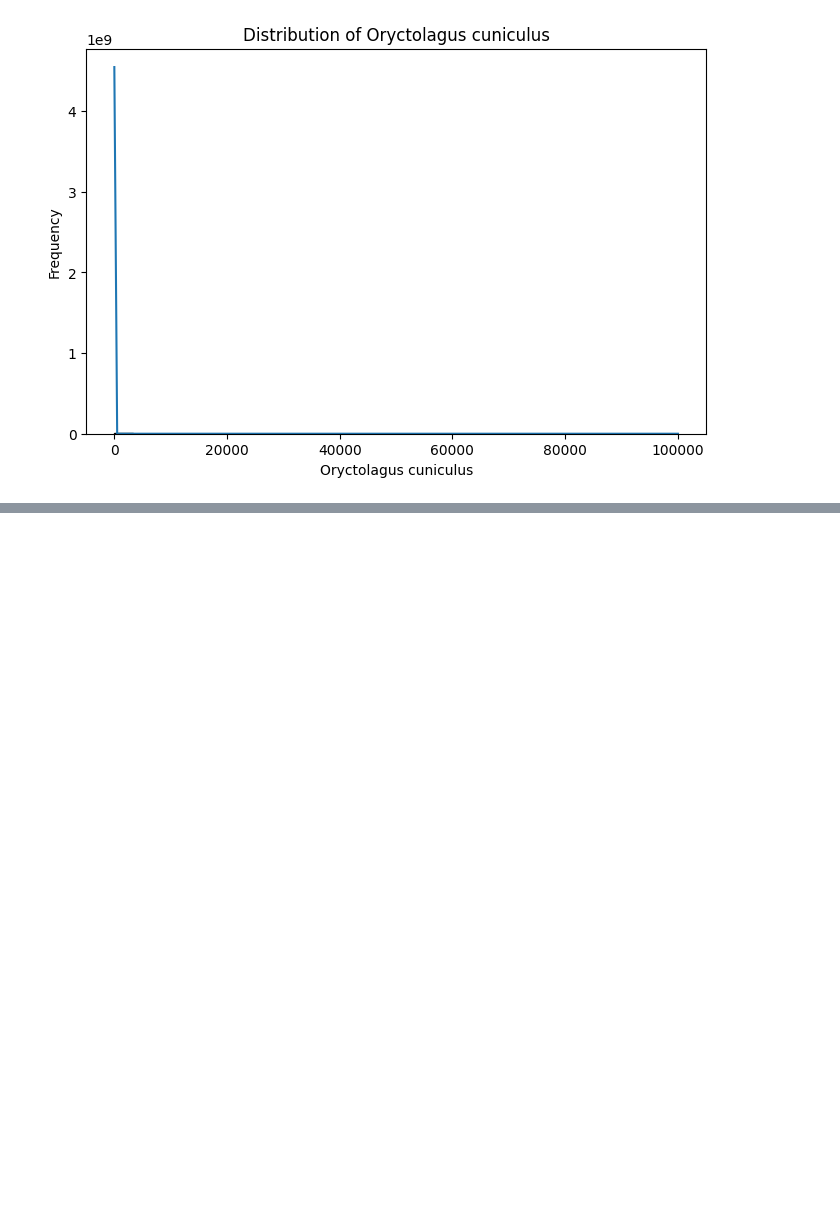
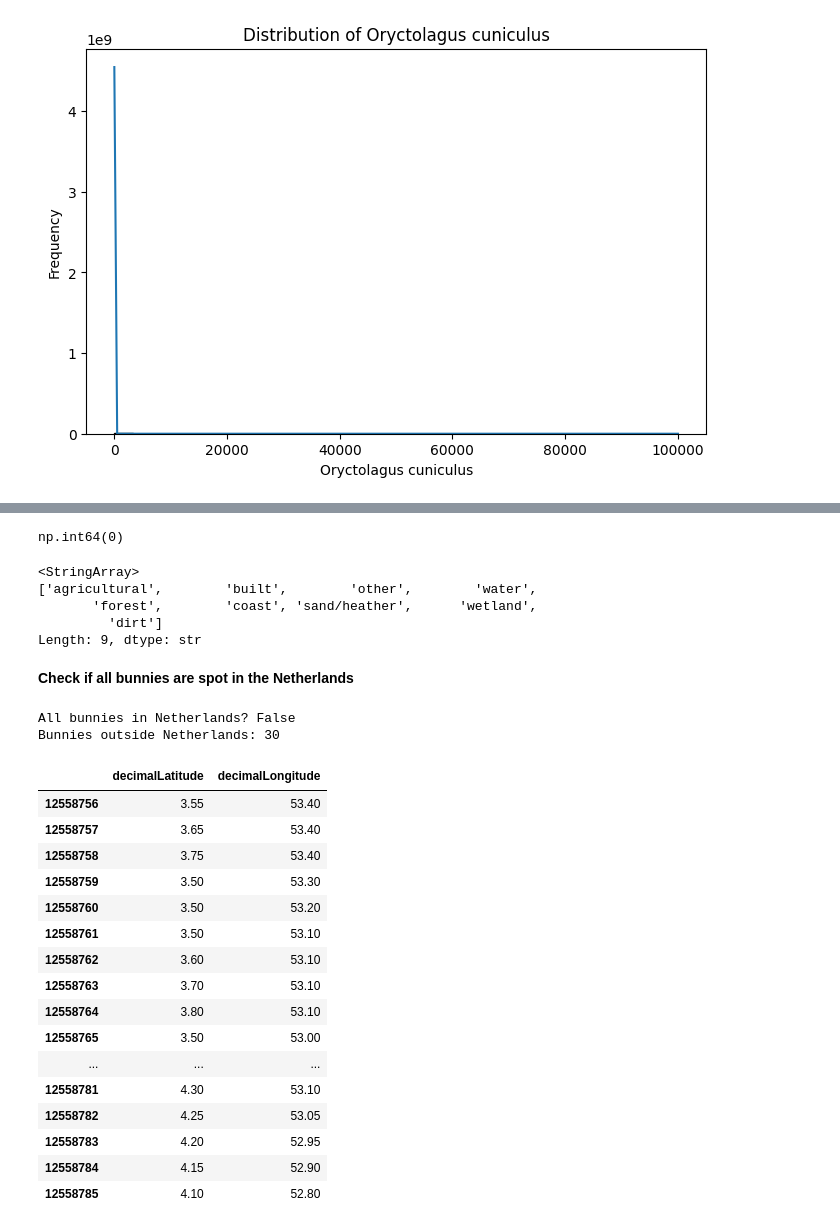
Before and after one commit to Sannebeast/Rabbitions, a Jupyter notebook: notebooks/project.ipynb, the cells around one changed output, grey strips where cells are left out. Cells and saved outputs as stored; diff of their text form; code cells hidden in the pictures; blank space fills up the shorter version.

```diff
--- a/notebooks/project.ipynb
+++ b/notebooks/project.ipynb
@@ -192,0 +124,43 @@ plt.show()
+# %%
+df.duplicated().sum()
+# %% [output]
+np.int64(0)
+# %%
+print(habitat["main_habitat"].unique())
+# %% [output]
+<StringArray>
+['agricultural',        'built',        'other',        'water',
+       'forest',        'coast', 'sand/heather',      'wetland',
+         'dirt']
+Length: 9, dtype: str
+# %% [markdown]
+**Check if all bunnies are spot in the Netherlands**
+# %%
+in_nl = (
+    df["decimalLatitude"].between(50.75, 53.55) &
+    df["decimalLongitude"].between(3.35, 7.25)
+)
+
+print("All bunnies in Netherlands?", in_nl.all())
+print("Bunnies outside Netherlands:", (~in_nl).sum())
+df[~in_nl][["decimalLatitude", "decimalLongitude"]]
+# %% [output]
+All bunnies in Netherlands? False
+Bunnies outside Netherlands: 30
+|  | decimalLatitude | decimalLongitude |
+| 12558756 | 3.55 | 53.40 |
+| 12558757 | 3.65 | 53.40 |
+| 12558758 | 3.75 | 53.40 |
+| 12558759 | 3.50 | 53.30 |
+| 12558760 | 3.50 | 53.20 |
+| 12558761 | 3.50 | 53.10 |
+| 12558762 | 3.60 | 53.10 |
+| 12558763 | 3.70 | 53.10 |
+| 12558764 | 3.80 | 53.10 |
+| 12558765 | 3.50 | 53.00 |
+| ... | ... | ... |
+| 12558781 | 4.30 | 53.10 |
+| 12558782 | 4.25 | 53.05 |
+| 12558783 | 4.20 | 52.95 |
+| 12558784 | 4.15 | 52.90 |
+| 12558785 | 4.10 | 52.80 |
```
Also changed, not shown: parts of 19 cells of this notebook.
